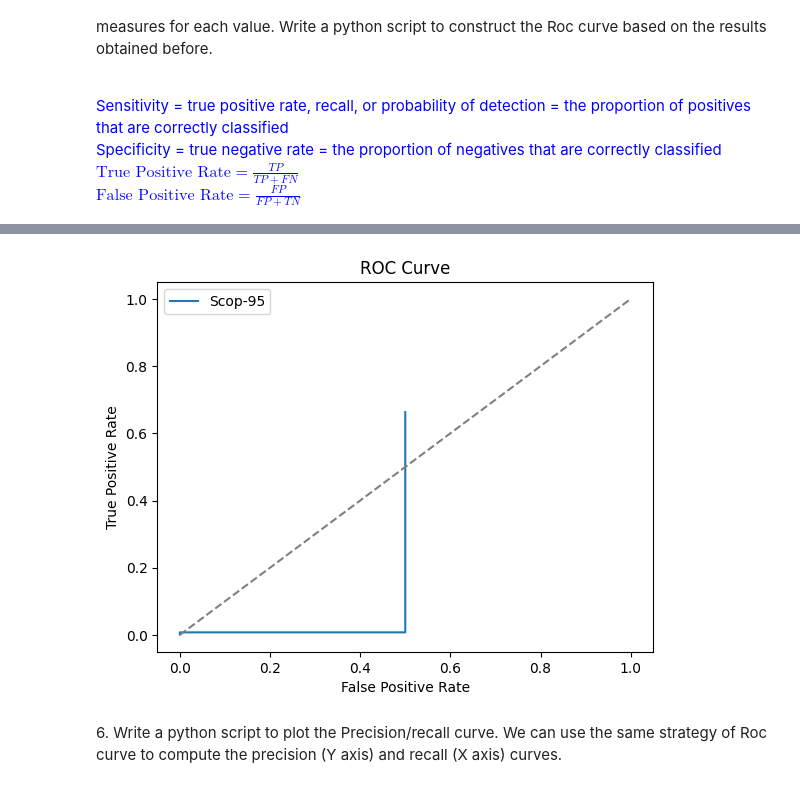
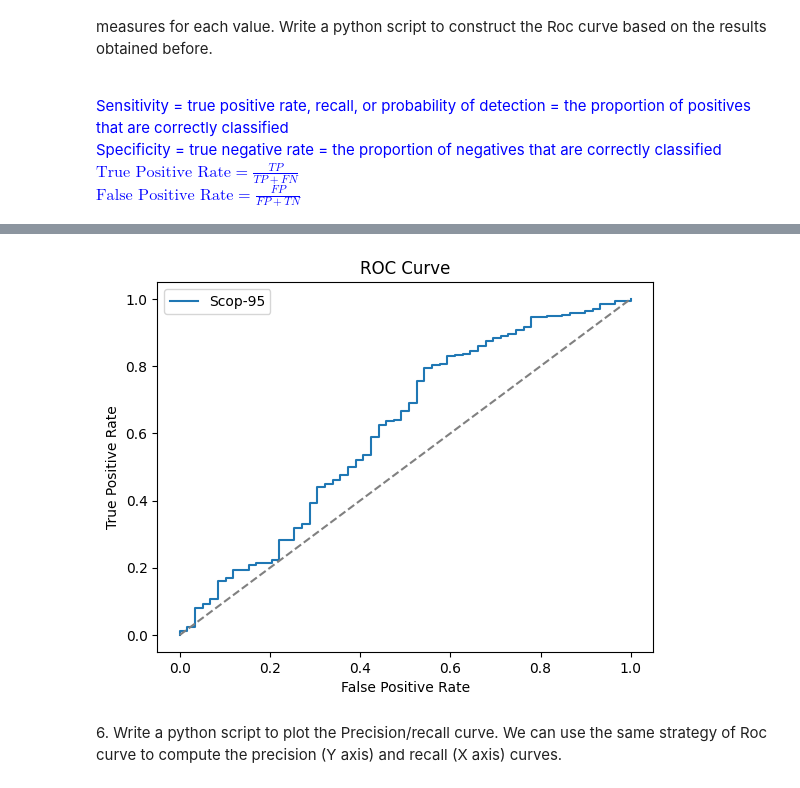
Before and after one commit to EliiseNicolas/M1_S2_BIM, a Jupyter notebook: SBAS/tme08/SBAS_TME_08_ANTON_NICOLAS.ipynb, the cells around one changed output, grey strips where cells are left out. Saved outputs shown, nothing was run; the diff lists cells and outputs as text; code cells hidden in the pictures.

```diff
--- a/SBAS/tme08/SBAS_TME_08_ANTON_NICOLAS.ipynb
+++ b/SBAS/tme08/SBAS_TME_08_ANTON_NICOLAS.ipynb
@@ -174,7 +174,8 @@ def ComputePerformance(resultsTable):
             TP += 1
         else :
             FP += 1
-    FN = num_seq - len(resultsTable)
+    TN = FP
+    FN = num_seq - len(resultsTable) - TN
 
     precision = TP / (TP+FP)
     recall = TP / (TP+FN)
@@ -199,37 +248,36 @@ $\text{False Positive Rate} = \frac{FP}{FP+TN}$
 # %%
-def plotROC(rep, nom, total):
+def plotROCversion2(rep, nom, total):
     sorted_results = sorted(rep, key=lambda x: x[4])
-    e_values = sorted(set([res[4] for res in sorted_results]))
+
+    TP = 0
+    FP = 0
 
     TPRs = []
     FPRs = []
 
-    for threshold in e_values :
-        filtered_results = [res for res in sorted_results if res[4] <= threshold]
-        TP,FP,FN,_,_,_ = ComputePerformance(filtered_results)
-        TPR = TP / (TP + FN)
-        TN = total - TP - FN
-        FPR = FP / (FP + TN) if (FP + TN) > 0 else 0
-        # FPR = FP / (FP + FN)
+    for res in sorted_results:
+        if res[1] == res[3]:
+            TP += 1
+        else:
+            FP += 1
 
-        TPRs.append(TPR)
-        FPRs.append(FPR)
+        TPRs.append(TP)
+        FPRs.append(FP)
 
-    # TPRs.append(1.0)
-    # FPRs.append(1.0)
-
+    TPRs = normalize(TPRs)
+    FPRs = normalize(FPRs)
 
     plt.figure()
     plt.plot(FPRs, TPRs, label=nom)
     plt.plot([0, 1], [0, 1], '--', color='gray')
     plt.xlabel('False Positive Rate')
     plt.ylabel('True Positive Rate')
     plt.title('ROC Curve')
     plt.legend()
     plt.show()
 
-plotROC(rep, "Scop-95", 789)
+plotROCversion2(rep, "Scop-95", 789)
 # %% [output]
-[figure, old version]
+[figure, new version]
 # %% [markdown]
 6\. Write a python script to plot the Precision/recall curve. We can use the same strategy of Roc curve to compute the precision  (Y axis)  and recall  (X axis)  curves.
```
Also changed, not shown: parts of 6 cells of this notebook, 1 other file.
